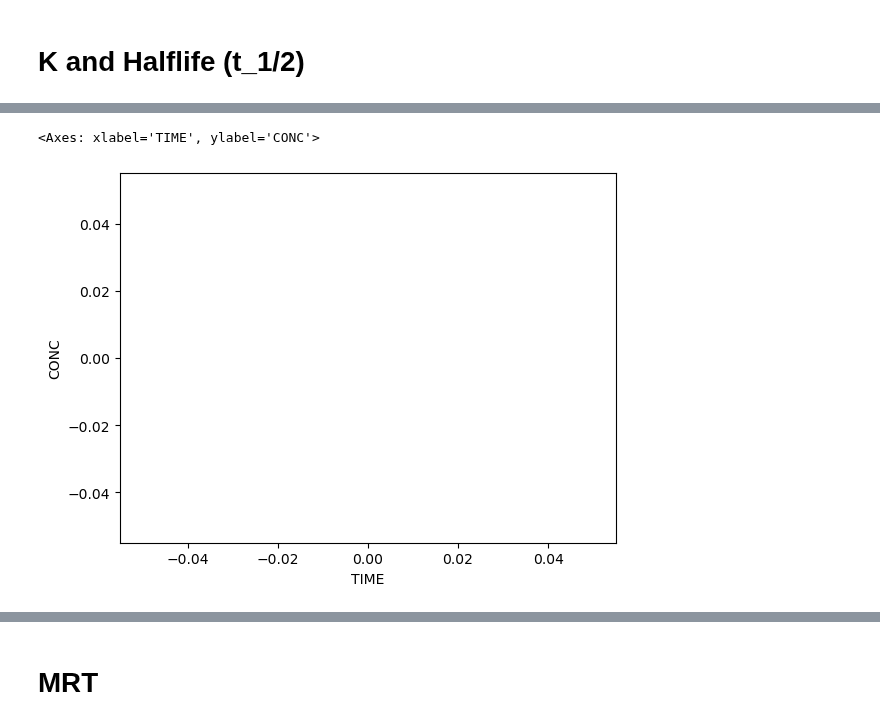
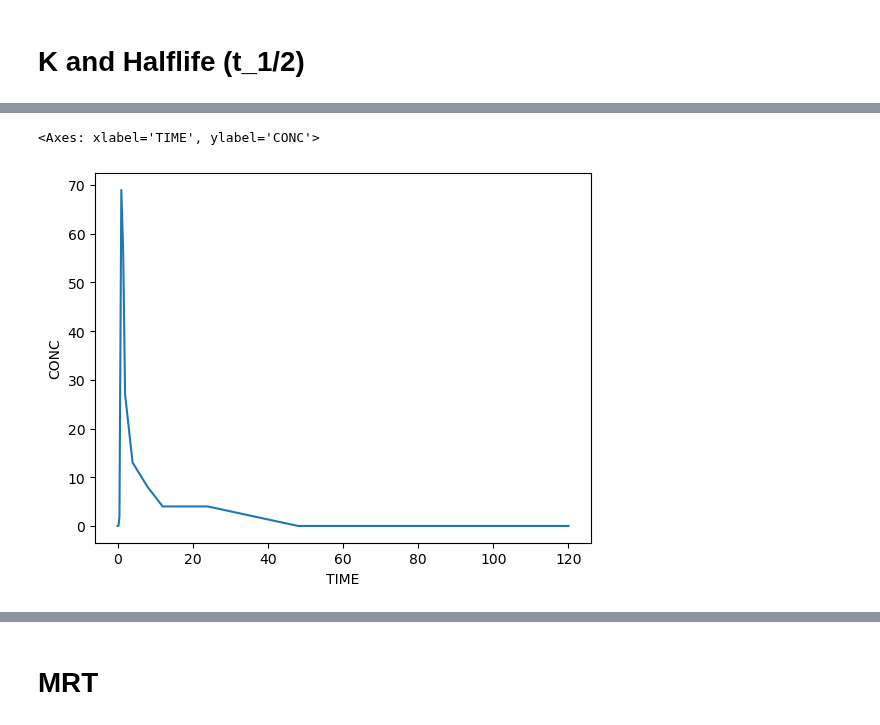
Before and after one commit to kelleyjbrady/NiceODE, a Jupyter notebook: NCA_demo.ipynb, the cells around one changed output, grey strips where cells are left out. Drawn from its saved outputs; the diff is of its cells as text; code cells hidden in the pictures.

```diff
--- a/NCA_demo.ipynb
+++ b/NCA_demo.ipynb
@@ -160,14 +125,14 @@ _
 # %%
 import seaborn as sns
 from utils import safe_signed_log
 from scipy.signal import savgol_filter
 
-plot_me = xth_df.loc[(xth_df['ID'] == 'H12') & (xth_df['TIME'] < 200), :].copy()
+plot_me = xth_df.loc[(xth_df['ID'] == 'M10') & (xth_df['TIME'] < 200), :].copy()
 plot_me['conc_ln'] = safe_signed_log(plot_me['CONC'])
 sns.lineplot(plot_me, x = 'TIME', y = 'CONC',)
 # %% [output]
 <Axes: xlabel='TIME', ylabel='CONC'>
-[figure, old version]
+[figure, new version]
 # %%
 import seaborn as sns
 
```
Also changed, not shown: parts of 24 cells of this notebook, 1 other file.
